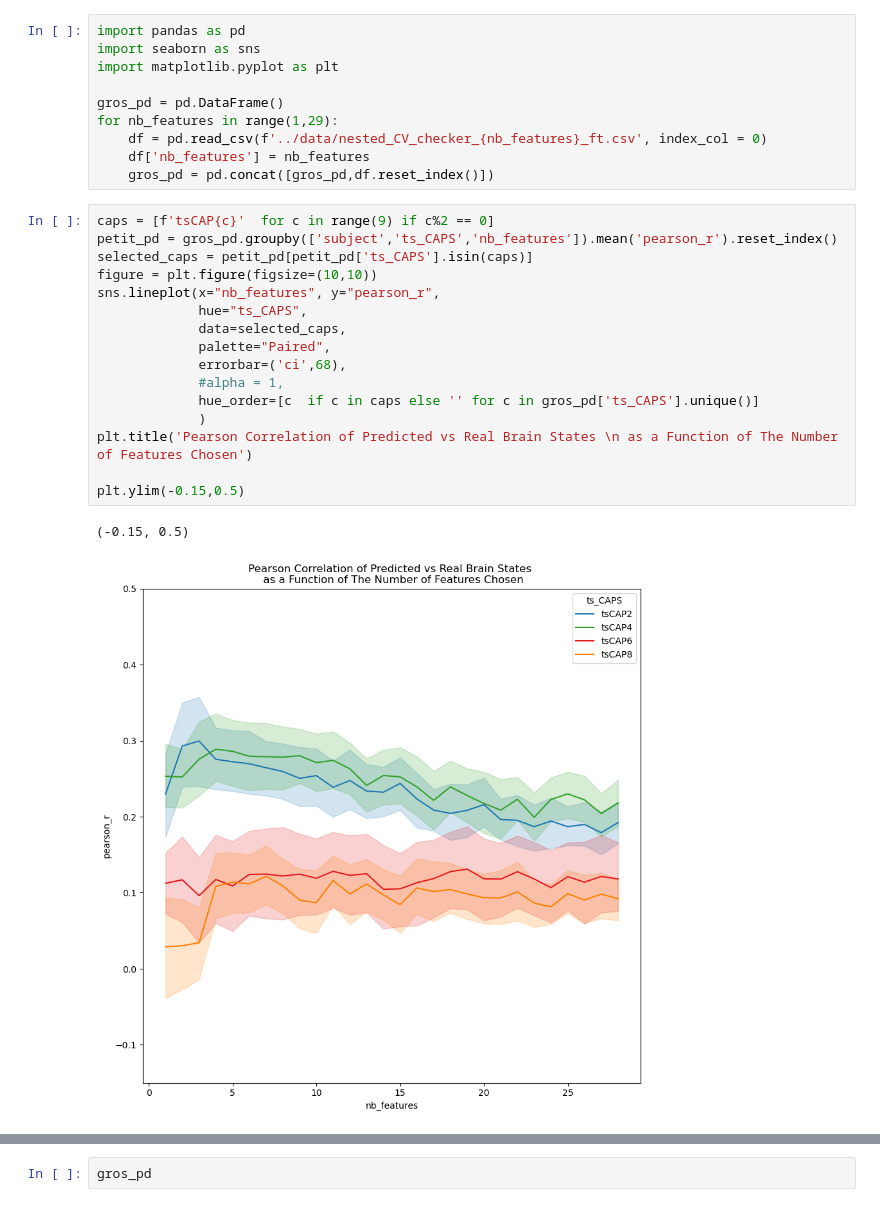
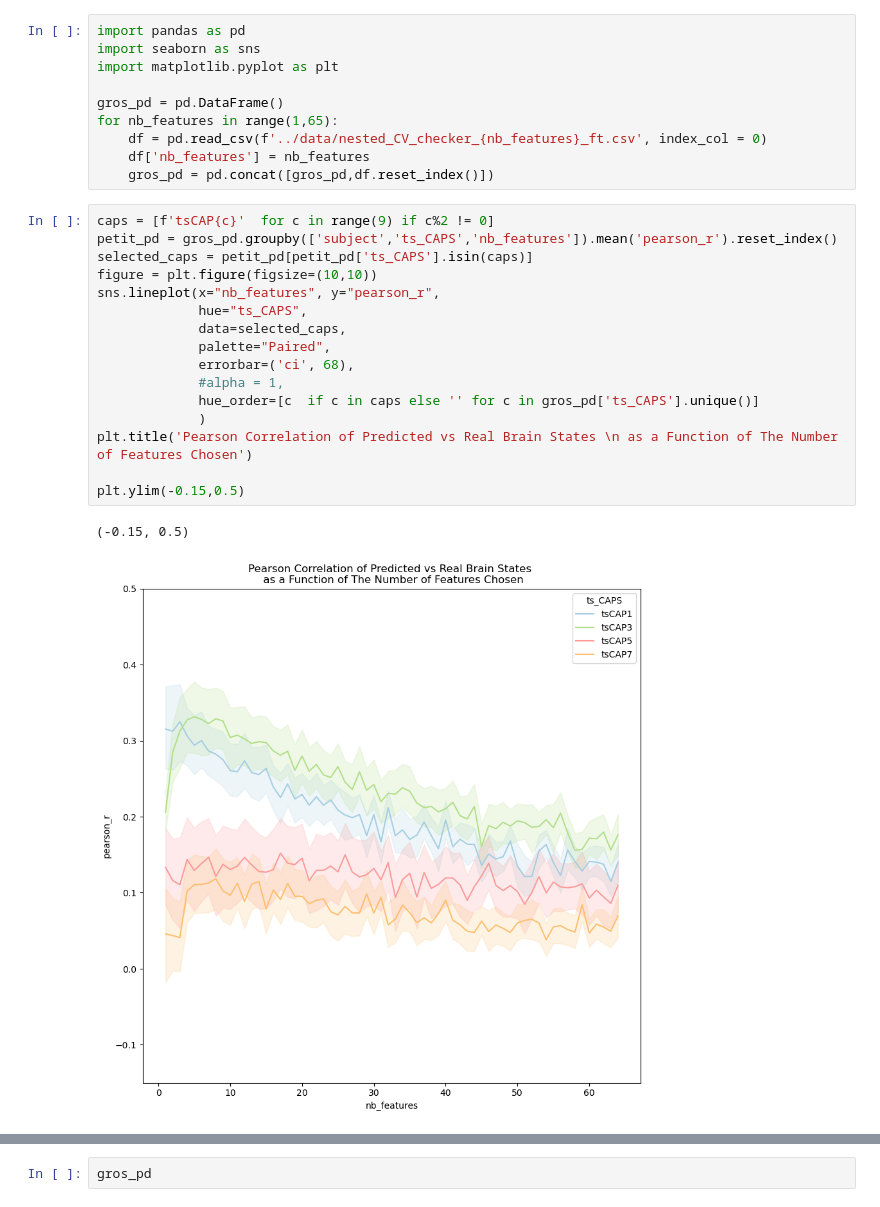
Before and after one commit to Sam54000/eeg_brain_state_prediction, a Jupyter notebook: src/plotting_screening_nb_features.ipynb, the cells around one changed output, grey strips where cells are left out. Cells and saved outputs as stored; diff of their text form.

```diff
--- a/src/plotting_screening_nb_features.ipynb
+++ b/src/plotting_screening_nb_features.ipynb
@@ -4,26 +4,26 @@ import seaborn as sns
 import matplotlib.pyplot as plt
 
 gros_pd = pd.DataFrame()
-for nb_features in range(1,29):
+for nb_features in range(1,65):
     df = pd.read_csv(f'../data/nested_CV_checker_{nb_features}_ft.csv', index_col = 0)
     df['nb_features'] = nb_features
     gros_pd = pd.concat([gros_pd,df.reset_index()])
 # %%
-caps = [f'tsCAP{c}'  for c in range(9) if c%2 == 0]
+caps = [f'tsCAP{c}'  for c in range(9) if c%2 != 0]
 petit_pd = gros_pd.groupby(['subject','ts_CAPS','nb_features']).mean('pearson_r').reset_index()
 selected_caps = petit_pd[petit_pd['ts_CAPS'].isin(caps)]
 figure = plt.figure(figsize=(10,10))
 sns.lineplot(x="nb_features", y="pearson_r",
              hue="ts_CAPS",
              data=selected_caps,
              palette="Paired",
-             errorbar=('ci',68),
+             errorbar=('ci', 68),
              #alpha = 1,
              hue_order=[c  if c in caps else '' for c in gros_pd['ts_CAPS'].unique()]
              )
 plt.title('Pearson Correlation of Predicted vs Real Brain States \n as a Function of The Number of Features Chosen')
 
 plt.ylim(-0.15,0.5)
 # %% [output]
 (-0.15, 0.5)
-[figure, old version]
+[figure, new version]
```
Also changed, not shown: parts of 4 cells of this notebook, 3 other files.
